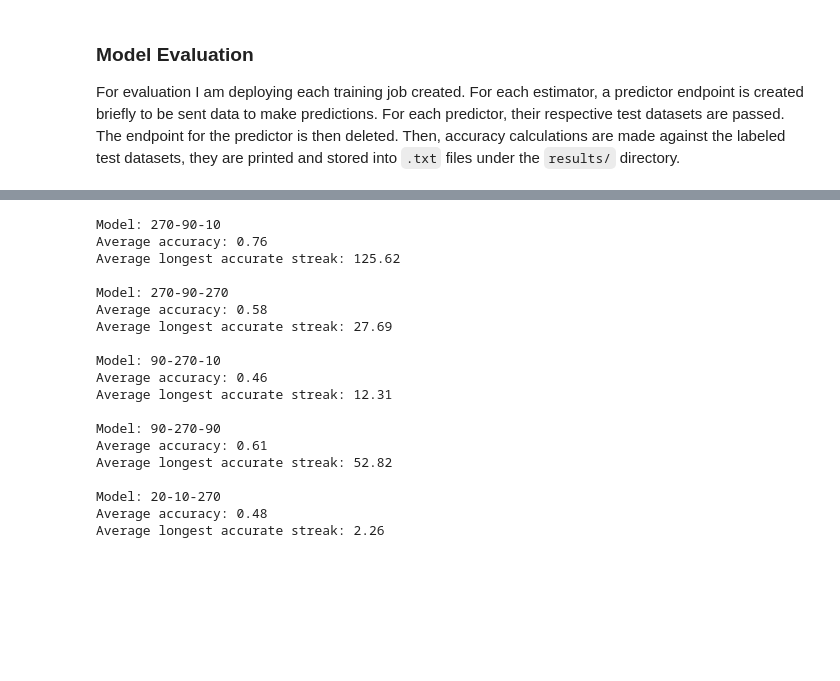
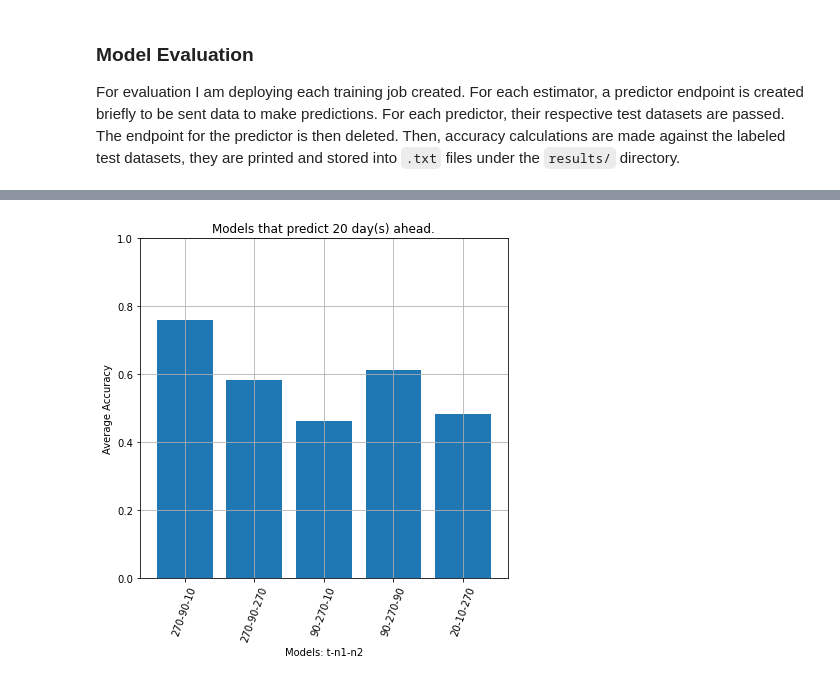
Before and after one commit to jjac111/Stock-Trend-Predictor, a Jupyter notebook: Model Retraining - Improved.ipynb, the cells around one changed output, grey strips where cells are left out. Saved outputs shown, nothing was run; the diff lists cells and outputs as text; code cells hidden in the pictures; blank space fills up the shorter version.

```diff
--- a/Model Retraining - Improved.ipynb
+++ b/Model Retraining - Improved.ipynb
@@ -389,28 +385,43 @@ Longest accurate streak: 142
-# %%
-for mod, acc_streak in acc_streaks.items():
-    print(f'Model: {mod}')
-    acc = sum(acc_streak['accuracy'])/len(acc_streak['accuracy'])
-    print(f'Average accuracy: {round(acc, 2)}')
-    streak = sum(acc_streak['streak'])/len(acc_streak['streak'])
-    print(f'Average longest accurate streak: {round(streak, 2)}')
-    print()
-# %% [output]
-Model: 270-90-10
-Average accuracy: 0.76
-Average longest accurate streak: 125.62
-
-Model: 270-90-270
-Average accuracy: 0.58
-Average longest accurate streak: 27.69
-
-Model: 90-270-10
-Average accuracy: 0.46
-Average longest accurate streak: 12.31
-
-Model: 90-270-90
-Average accuracy: 0.61
-Average longest accurate streak: 52.82
-
-Model: 20-10-270
-Average accuracy: 0.48
-Average longest accurate streak: 2.26
+# %%
+plot_1 = {mod:vals for mod, vals in acc_streaks.items() if mod.split('-')[0] == '1'}
+plot_5 = {mod:vals for mod, vals in acc_streaks.items() if mod.split('-')[0] == '5'}
+plot_10 = {mod:vals for mod, vals in acc_streaks.items() if mod.split('-')[0] == '10'}
+plot_20 = {mod:vals for mod, vals in acc_streaks.items() if mod.split('-')[0] == '20'}
+plot_90 = {mod:vals for mod, vals in acc_streaks.items() if mod.split('-')[0] == '90'}
+plot_270 = {mod:vals for mod, vals in acc_streaks.items() if mod.split('-')[0] == '270'}
+
+to_plot = [plot_1,
+           plot_5,
+           plot_10,
+           plot_20,
+           plot_90,
+           plot_270]
+
+plt.figure(figsize=(18,12))
+ylim = max([item for sublist in [v['accuracy'] for mod, v in acc_streaks.items()] for item in sublist])
+
+accuracies = []
+streaks = []
+plt.subplot(2, 3, i+1)
+plt.grid()
+
+for mod, vals in acc_streaks.items():
+    avg_acc = sum(vals['accuracy'])/len(vals['accuracy'])
+    avg_streak = sum(vals['streak'])/len(vals['streak'])
+    accuracies.append(avg_acc)
+    streaks.append(avg_streak)
+
+days = mod.split('-')[0]
+mods = list(acc_streaks.keys())
+plt.bar(x= range(len(mods)), height= accuracies)
+plt.xticks(ticks= range(len(mods)), labels=mods, rotation=70)
+plt.ylim((0,ylim))
+plt.xlabel('Models: t-n1-n2')
+plt.ylabel('Average Accuracy')
+plt.title(f'Models that predict {days} day(s) ahead.')
+
+plt.tight_layout(pad=3.0)
+
+plt.show()
+# %% [output]
+[figure, added]
```
Also changed, not shown: parts of 4 cells of this notebook, 9 other files.
